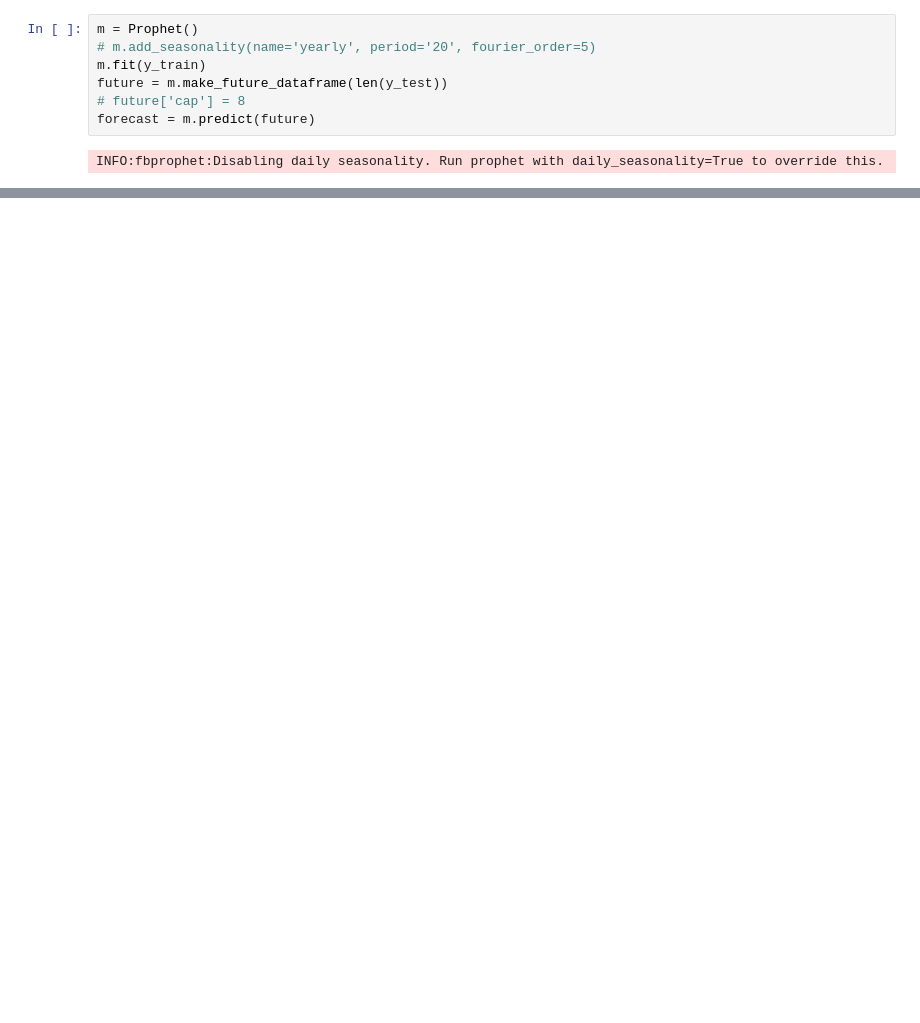
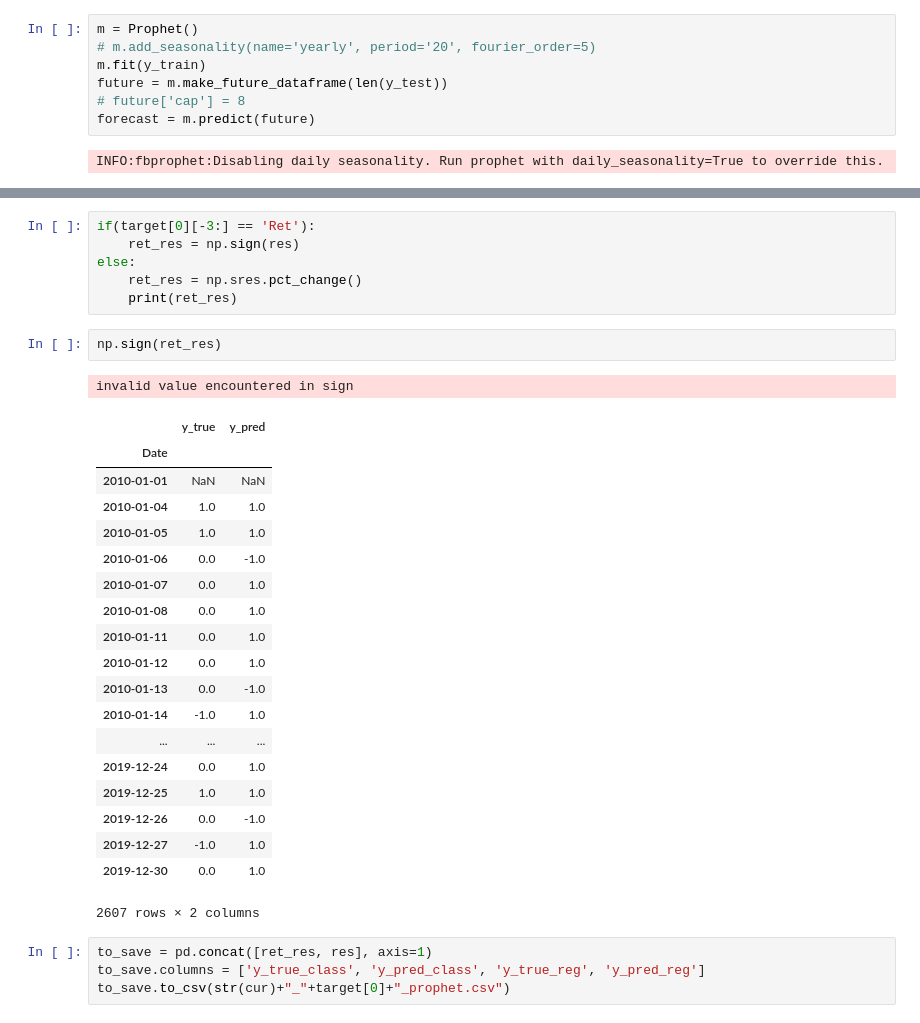
Before and after one commit to KaranMah/project, a Jupyter notebook: Temp Prophet Experiment.ipynb, the cells around one changed output, grey strips where cells are left out. Saved outputs shown, nothing was run; the diff lists cells and outputs as text; blank space fills up the shorter version.

```diff
--- a/Temp Prophet Experiment.ipynb
+++ b/Temp Prophet Experiment.ipynb
@@ -87,0 +96,33 @@ res.iloc[2000:,:].plot()
+# %%
+if(target[0][-3:] == 'Ret'):
+    ret_res = np.sign(res)
+else:
+    ret_res = np.sres.pct_change()
+    print(ret_res)
+# %%
+np.sign(ret_res)
+# %% [output]
+invalid value encountered in sign
+|  | y_true | y_pred |
+| Date |  |  |
+| 2010-01-01 | NaN | NaN |
+| 2010-01-04 | 1.0 | 1.0 |
+| 2010-01-05 | 1.0 | 1.0 |
+| 2010-01-06 | 0.0 | -1.0 |
+| 2010-01-07 | 0.0 | 1.0 |
+| 2010-01-08 | 0.0 | 1.0 |
+| 2010-01-11 | 0.0 | 1.0 |
+| 2010-01-12 | 0.0 | 1.0 |
+| 2010-01-13 | 0.0 | -1.0 |
+| 2010-01-14 | -1.0 | 1.0 |
+| ... | ... | ... |
+| 2019-12-24 | 0.0 | 1.0 |
+| 2019-12-25 | 1.0 | 1.0 |
+| 2019-12-26 | 0.0 | -1.0 |
+| 2019-12-27 | -1.0 | 1.0 |
+| 2019-12-30 | 0.0 | 1.0 |
+2607 rows × 2 columns
+# %%
+to_save = pd.concat([ret_res, res], axis=1)
+to_save.columns = ['y_true_class', 'y_pred_class', 'y_true_reg', 'y_pred_reg']
+to_save.to_csv(str(cur)+"_"+target[0]+"_prophet.csv")
```
Also changed, not shown: parts of 6 cells of this notebook, 3 other files.
